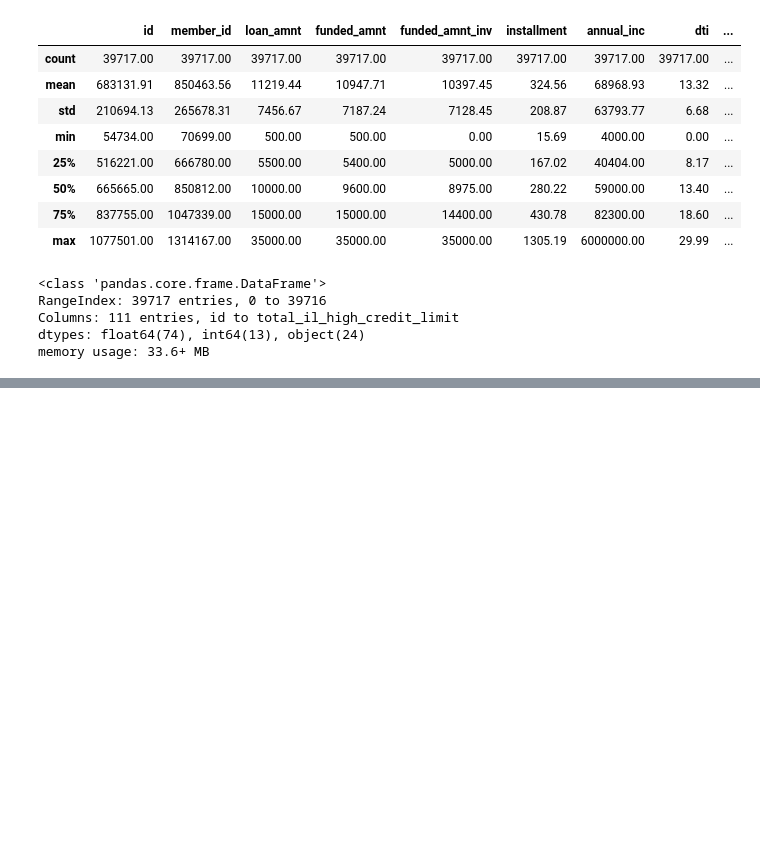
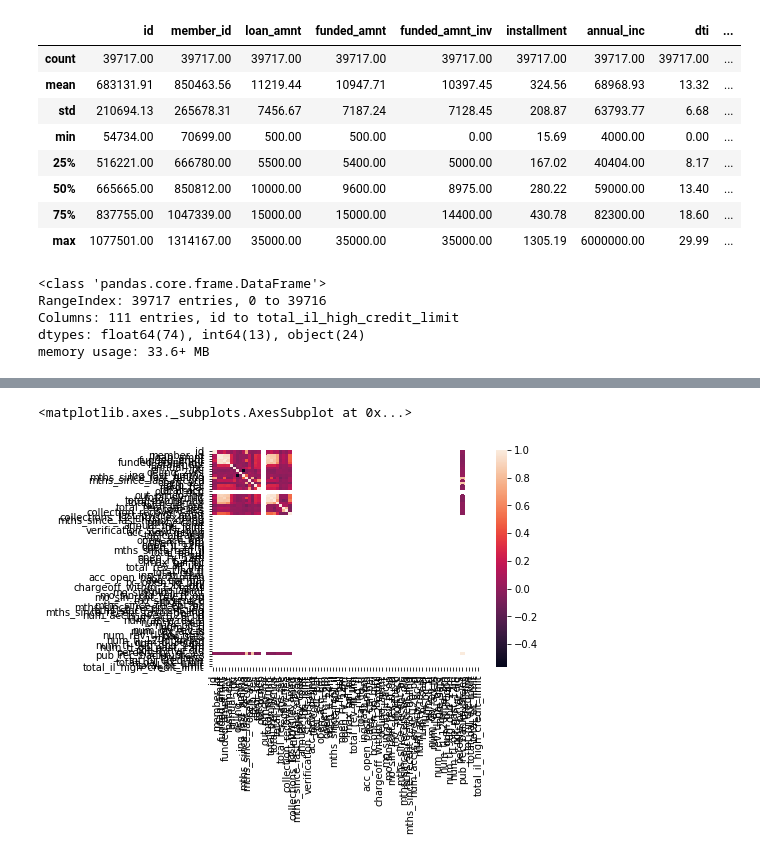
Before and after one commit to HemantTiwariGitHub/IntelligenceCodes, a Jupyter notebook: LendingClub.ipynb, the cells around one changed output, grey strips where cells are left out. Drawn from its saved outputs; the diff is of its cells as text; code cells hidden in the pictures; blank space fills up the shorter version.

```diff
--- a/LendingClub.ipynb
+++ b/LendingClub.ipynb
@@ -58,0 +78,6 @@ AttributeError: ignored
+# %%
+
+#Remove all current accounts, We will check difference only between ChargedOff vs FullyPaid
+loan = loan[loan['loan_status']!='Current']
+print(loan['loan_status'].unique())
+len(loan)
@@ -58,0 +87,4 @@ AttributeError: ignored
+# %%
+#Check Corr
+corr = loan.corr()
+print(corr)
@@ -58,0 +106,8 @@ AttributeError: ignored
+# %%
+import seaborn as sns
+sns.heatmap(corr,
+        xticklabels=corr.columns,
+        yticklabels=corr.columns)
+# %% [output]
+<matplotlib.axes._subplots.AxesSubplot at 0x...>
+[figure, added]
```
Also changed, not shown: parts of 9 cells of this notebook.
